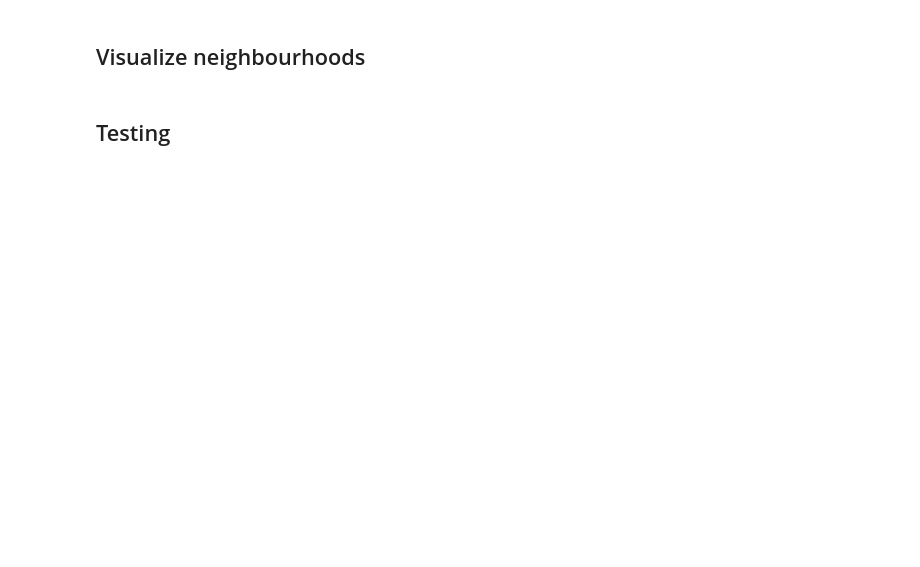
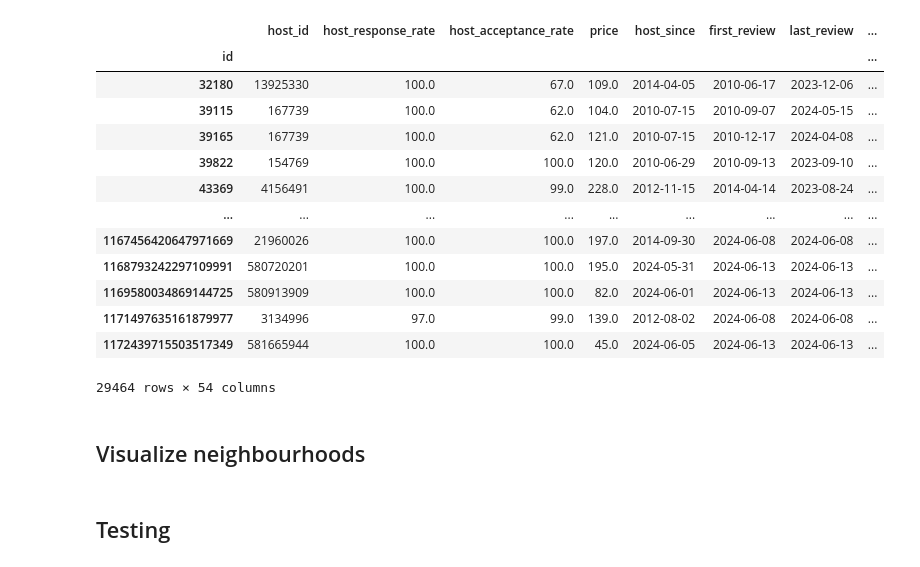
Before and after one commit to FiliTol/price-forecast, a Jupyter notebook: main.ipynb, the cells around one changed output. Saved outputs shown, nothing was run; the diff lists cells and outputs as text; code cells hidden in the pictures; blank space fills up the shorter version.

```diff
--- a/main.ipynb
+++ b/main.ipynb
@@ -21,6 +21,23 @@ tqdm.pandas()
 #!python3 -m scripts.pipeline_ML
 # %%
 df = pd.read_pickle("data/pickles/total_listings_viz.pkl")
+# %%
+df.loc[df["amenities_host_greeting"] != 0, :]
+# %% [output]
+|  | host_id | host_response_rate | host_acceptance_rate | price | host_since | first_review | last_review | ... |
+| id |  |  |  |  |  |  |  | ... |
+| 32180 | 13925330 | 100.0 | 67.0 | 109.0 | 2014-04-05 | 2010-06-17 | 2023-12-06 | ... |
+| 39115 | 167739 | 100.0 | 62.0 | 104.0 | 2010-07-15 | 2010-09-07 | 2024-05-15 | ... |
+| 39165 | 167739 | 100.0 | 62.0 | 121.0 | 2010-07-15 | 2010-12-17 | 2024-04-08 | ... |
+| 39822 | 154769 | 100.0 | 100.0 | 120.0 | 2010-06-29 | 2010-09-13 | 2023-09-10 | ... |
+| 43369 | 4156491 | 100.0 | 99.0 | 228.0 | 2012-11-15 | 2014-04-14 | 2023-08-24 | ... |
+| ... | ... | ... | ... | ... | ... | ... | ... | ... |
+| 1167456420647971669 | 21960026 | 100.0 | 100.0 | 197.0 | 2014-09-30 | 2024-06-08 | 2024-06-08 | ... |
+| 1168793242297109991 | 580720201 | 100.0 | 100.0 | 195.0 | 2024-05-31 | 2024-06-13 | 2024-06-13 | ... |
+| 1169580034869144725 | 580913909 | 100.0 | 100.0 | 82.0 | 2024-06-01 | 2024-06-13 | 2024-06-13 | ... |
+| 1171497635161879977 | 3134996 | 97.0 | 99.0 | 139.0 | 2012-08-02 | 2024-06-08 | 2024-06-08 | ... |
+| 1172439715503517349 | 581665944 | 100.0 | 100.0 | 45.0 | 2024-06-05 | 2024-06-13 | 2024-06-13 | ... |
+29464 rows × 54 columns
 # %%
 df.columns.tolist()
 # %% [markdown]
```
Also changed, not shown: parts of 3 cells of this notebook, 3 other files.
